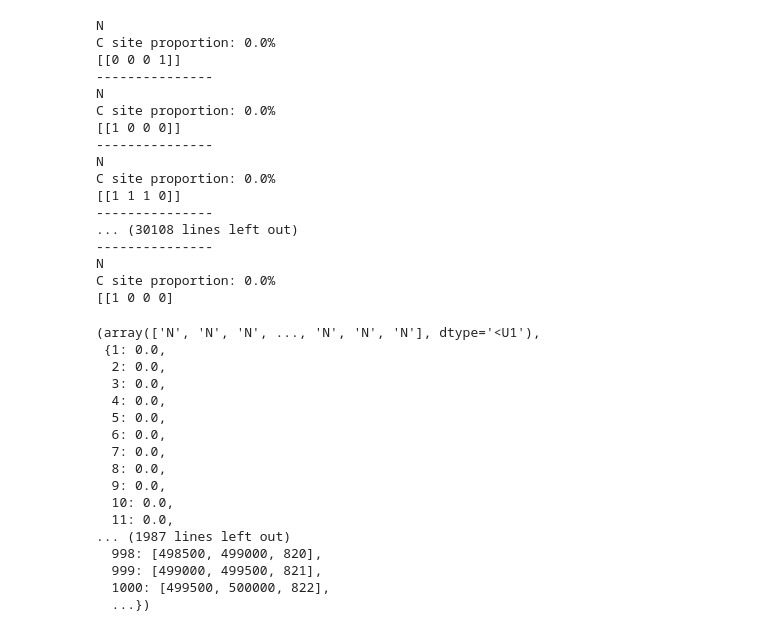
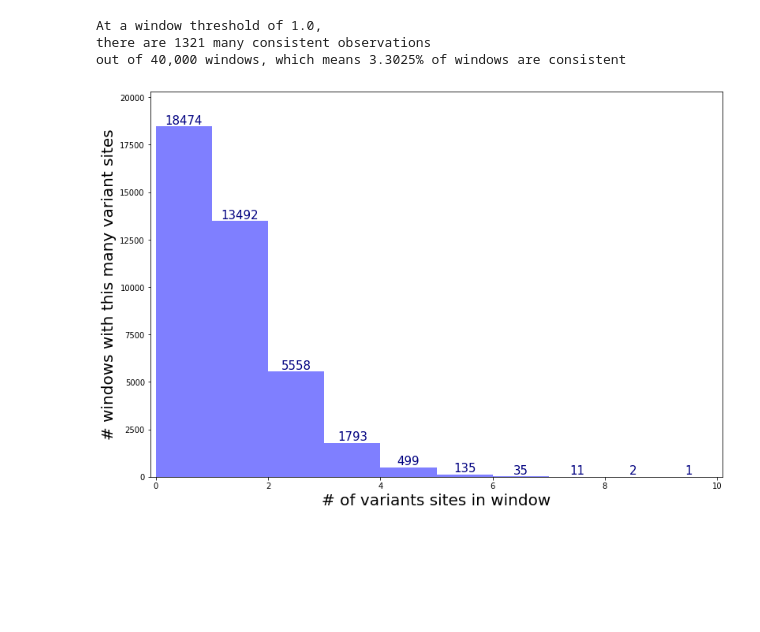
Before and after one commit to briankirz/mentee_research, a Jupyter notebook: kirz/site_pattern_hmm/hmm/prufer/c_window_distribution_test.ipynb, the cells around one changed output. Cells and saved outputs as stored; diff of their text form; code cells hidden in the pictures; blank space fills up the shorter version.

```diff
--- a/kirz/site_pattern_hmm/hmm/prufer/c_window_distribution_test.ipynb
+++ b/kirz/site_pattern_hmm/hmm/prufer/c_window_distribution_test.ipynb
@@ -176,39 +190,23 @@ window_threshold = 1.
 pattern = "patternc"
 dxy = False
 # %%
-extract_O(var_pos, geno_mat, intro_pos, window_threshold, pattern, dxy)
+results = extract_O(var_pos, geno_mat, intro_pos, window_threshold, pattern, dxy)
 # %% [output]
-N
-C site proportion: 0.0%
-[[0 0 0 1]]
----------------
-N
-C site proportion: 0.0%
-[[1 0 0 0]]
----------------
-N
-C site proportion: 0.0%
-[[1 1 1 0]]
----------------
-... (30108 lines left out)
----------------
-N
-C site proportion: 0.0%
-[[1 0 0 0]
+At a window threshold of 1.0,
+there are 1321 many consistent observations
+out of 40,000 windows, which means 3.3025% of windows are consistent
-(array(['N', 'N', 'N', ..., 'N', 'N', 'N'], dtype='<U1'),
- {1: 0.0,
-  2: 0.0,
-  3: 0.0,
-  4: 0.0,
-  5: 0.0,
-  6: 0.0,
-  7: 0.0,
-  8: 0.0,
-  9: 0.0,
-  10: 0.0,
-  11: 0.0,
-... (1987 lines left out)
-  998: [498500, 499000, 820],
-  999: [499000, 499500, 821],
-  1000: [499500, 500000, 822],
-  ...})
+# %%
+# Extract window site count
+
+x = results[3]
+num_bins = 10
+n, bins, bars = plt.hist(x, num_bins, facecolor='blue', alpha=0.5, log=False)
+plt.rcParams["figure.figsize"] = (13,9)
+plt.xlabel("# of variants sites in window", fontsize = 20)
+plt.ylabel("# windows with this many variant sites", fontsize = 20)
+plt.title = ('Distribution of variant site count number over all windows')
+plt.bar_label(bars, fontsize=15, color='navy')
+plt.margins(x=0.01, y=0.1)
+plt.show()
+# %% [output]
+[figure, added]
```
Also changed, not shown: parts of 7 cells of this notebook, 1 other file.
